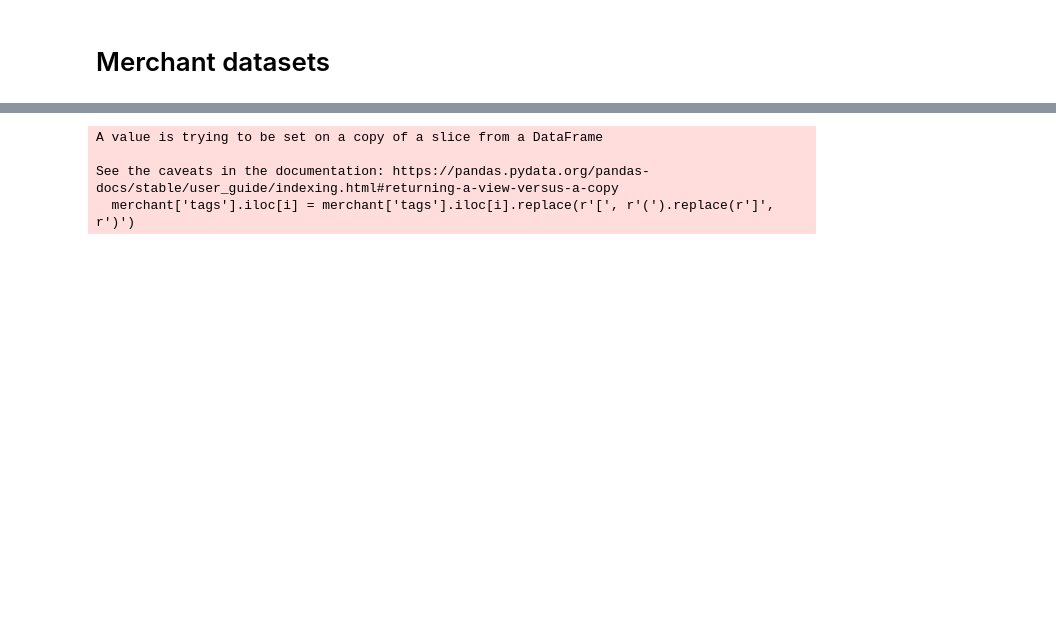
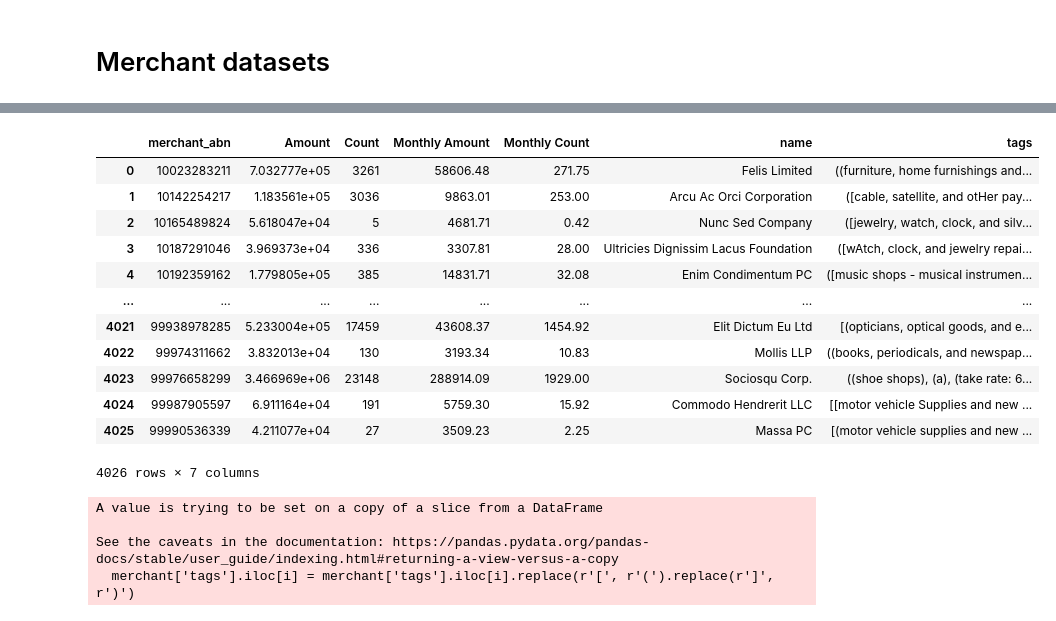
Before and after one commit to MAST30034-Applied-Data-Science/generic-buy-now-pay-later-project-group-16-project2-fighting-group, a Jupyter notebook: notebooks/W1 Code.ipynb, the cells around one changed output, grey strips where cells are left out. Cells and saved outputs as stored; diff of their text form; code cells hidden in the pictures; blank space fills up the shorter version.

```diff
--- a/notebooks/W1 Code.ipynb
+++ b/notebooks/W1 Code.ipynb
@@ -32,0 +63,4 @@ ori_transaction.groupby('merchant_abn').count().count()
+# %%
+testq = testq.withColumn('IQR', testq['q3']-testq['q1'])
+# %%
+dele_out = testq.where((testq["dollar_value"] <= testq["q1"]+1.5*testq["IQR"]) & (testq["dollar_value"] >= testq["q1"]-1.5*testq["IQR"]))
@@ -32,0 +74,7 @@ ori_transaction.groupby('merchant_abn').count().count()
+# %%
+ori_transaction = dele_out
+# %%
+ori_transaction = ori_transaction.withColumn(
+    "whether_bigorder",
+    F.when(F.col('dollar_value')>=10000, 1).otherwise(0))
+ori_transaction.filter(ori_transaction.whether_bigorder == 1)
@@ -94,3 +184,19 @@ merchant = pd.merge(grouped_transaction_pd, tbl_merchants_pd)
+# %%
+merchant
+# %% [output]
+|  | merchant_abn | Amount | Count | Monthly Amount | Monthly Count | name | tags |
+| 0 | 10023283211 | 7.032777e+05 | 3261 | 58606.48 | 271.75 | Felis Limited | ((furniture, home furnishings and... |
+| 1 | 10142254217 | 1.183561e+05 | 3036 | 9863.01 | 253.00 | Arcu Ac Orci Corporation | ([cable, satellite, and otHer pay... |
+| 2 | 10165489824 | 5.618047e+04 | 5 | 4681.71 | 0.42 | Nunc Sed Company | ([jewelry, watch, clock, and silv... |
+| 3 | 10187291046 | 3.969373e+04 | 336 | 3307.81 | 28.00 | Ultricies Dignissim Lacus Foundation | ([wAtch, clock, and jewelry repai... |
+| 4 | 10192359162 | 1.779805e+05 | 385 | 14831.71 | 32.08 | Enim Condimentum PC | ([music shops - musical instrumen... |
+| ... | ... | ... | ... | ... | ... | ... | ... |
+| 4021 | 99938978285 | 5.233004e+05 | 17459 | 43608.37 | 1454.92 | Elit Dictum Eu Ltd | [(opticians, optical goods, and e... |
+| 4022 | 99974311662 | 3.832013e+04 | 130 | 3193.34 | 10.83 | Mollis LLP | ((books, periodicals, and newspap... |
+| 4023 | 99976658299 | 3.466969e+06 | 23148 | 288914.09 | 1929.00 | Sociosqu Corp. | ((shoe shops), (a), (take rate: 6... |
+| 4024 | 99987905597 | 6.911164e+04 | 191 | 5759.30 | 15.92 | Commodo Hendrerit LLC | [[motor vehicle Supplies and new ... |
+| 4025 | 99990536339 | 4.211077e+04 | 27 | 3509.23 | 2.25 | Massa PC | [(motor vehicle supplies and new ... |
+4026 rows × 7 columns
 # %%
 for i in range(int(merchant['tags'].count())):
     merchant['tags'].iloc[i] = merchant['tags'].iloc[i].replace(r'[', r'(').replace(r']', r')')
```
Also changed, not shown: parts of 12 cells of this notebook.
